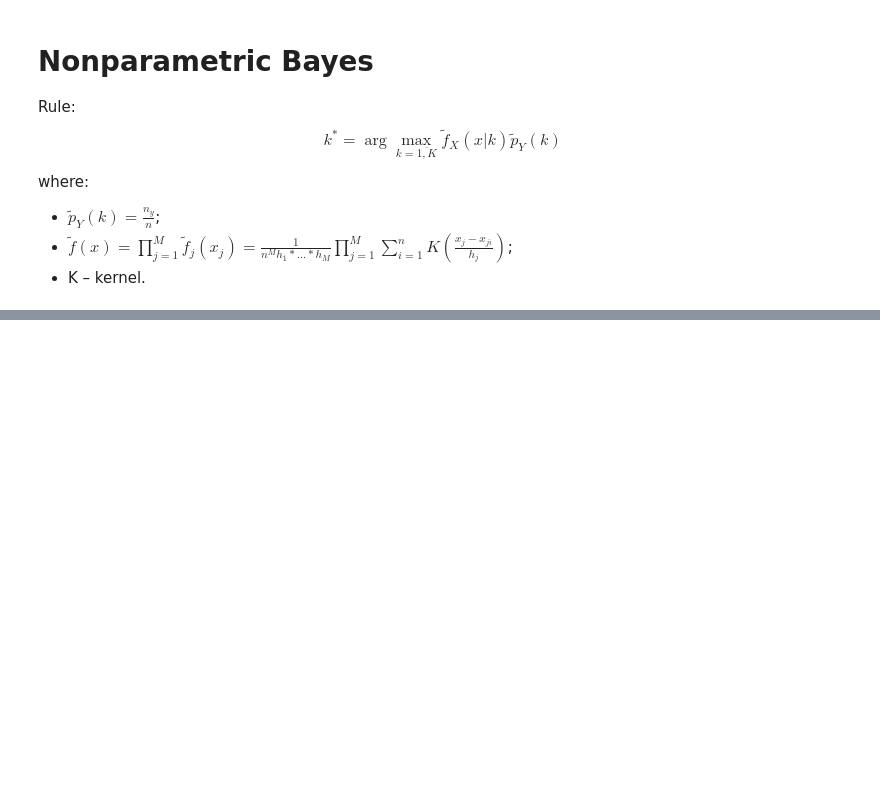
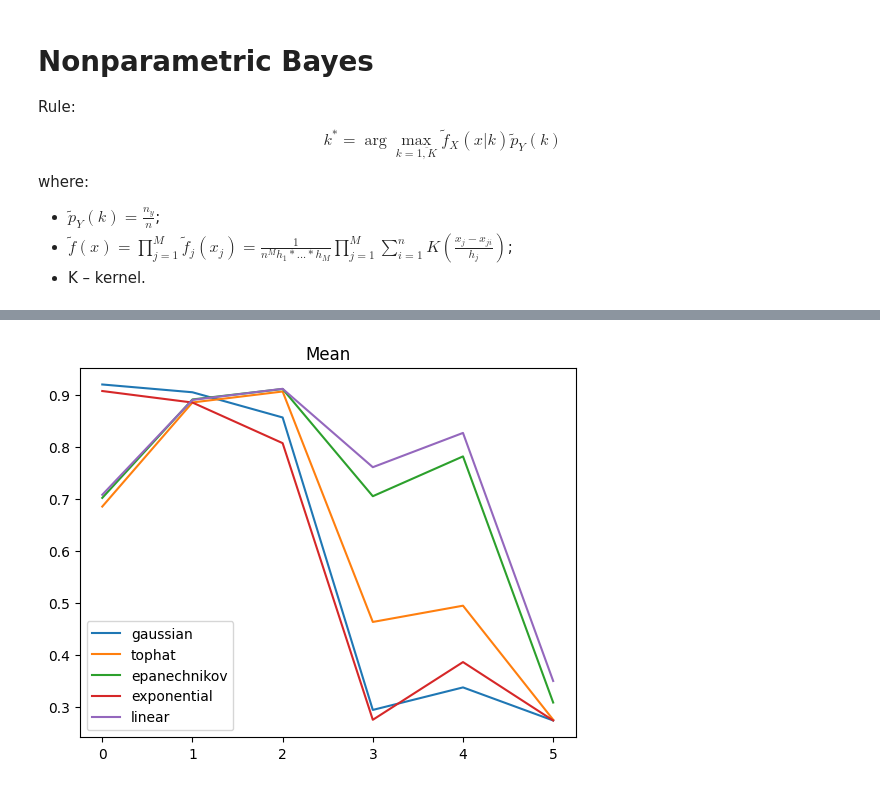
Before and after one commit to KyklyMachine/comparison-of-bayesian-classifiers, a Jupyter notebook: src/research/bm.ipynb, the cells around one changed output, grey strips where cells are left out. Cells and saved outputs as stored; diff of their text form; code cells hidden in the pictures; blank space fills up the shorter version.

```diff
--- a/src/research/bm.ipynb
+++ b/src/research/bm.ipynb
@@ -39,4 +43,3 @@ df_cleaned.head()
 # %%
 x = df_cleaned.drop(["Class"], axis=1).to_numpy()
 y = df_cleaned["Class"].to_numpy()
-kernels = ["gaussian", "tophat", "epanechnikov", "exponential", "linear"]
@@ -236,13 +214,18 @@ def get_std_mean(kernels, bandwith):
         for bw in bandwith:
             bw_res = []
             for i, (train_index, test_index) in enumerate(kf.split(x)):
-                kde = KernelDensity(kernel=kernel, bandwidth=bw).fit(x)
-                dens = np.exp(kde.score_samples(x)).reshape((-1, 1))
-                gnb = GaussianNB().fit(dens[train_index], y[train_index])
-                bw_res.append(accuracy_score(gnb.predict(dens[test_index]), y[test_index]))
+                kernel_params = {
+                    "kernel": kernel,
+                    "bandwidth": bw
+                }
+                bnm = BayesianNonparametricalModel(kernel_params)
+                bnm.fit(x[train_index], y[train_index])
+                pred = bnm.predict(x[test_index])
+
+
+                bw_res.append(accuracy_score(y[test_index], pred))
             res_mean_dict[kernel].append(np.mean(bw_res))
             res_std_dict[kernel].append(np.std(bw_res))
     return res_mean_dict, res_std_dict
 
-to_test = [0.5, 1, 2, 4, 8, 16]
-res = get_std_mean(kernels=kernels, bandwith=to_test)
+res = get_std_mean(kernels=kernel_types, bandwith=bandwidths)
@@ -274,0 +256,7 @@ array([5, 5, 5, ..., 3, 3, 3])
+# %%
+for kernel in kernel_types:
+    plt.plot(res[0][kernel], label=kernel)
+    plt.legend()
+    plt.title("Mean")
+# %% [output]
+[figure, added]
```
Also changed, not shown: parts of 23 cells of this notebook.
